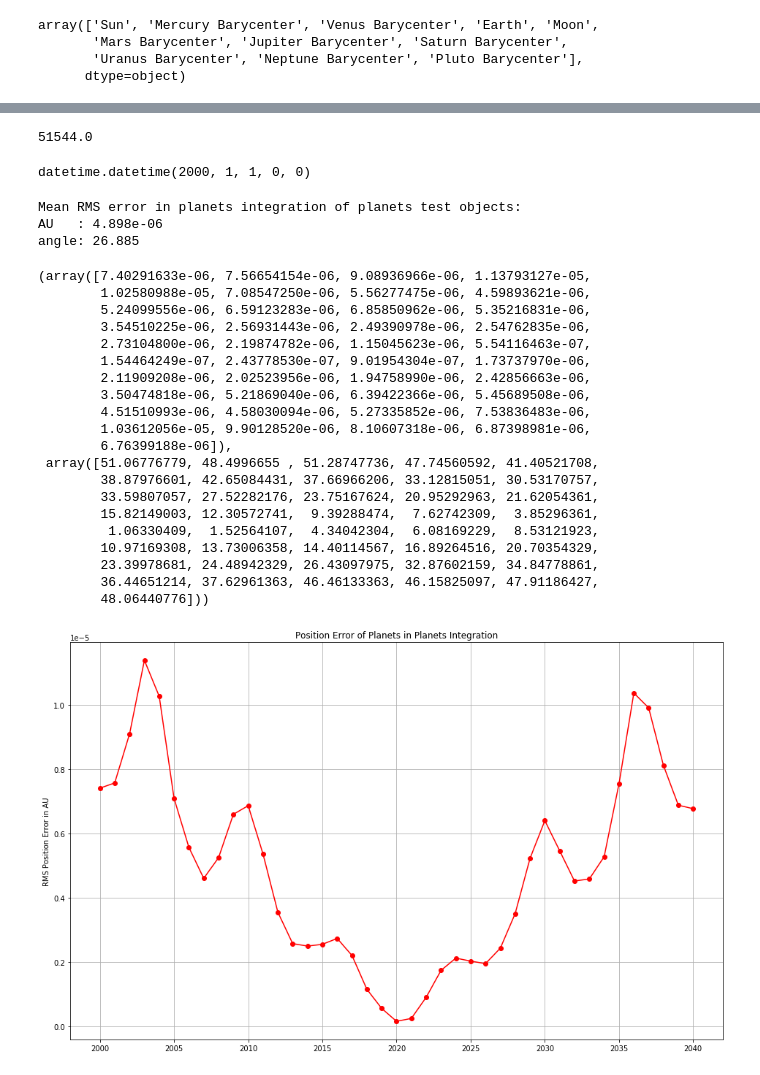
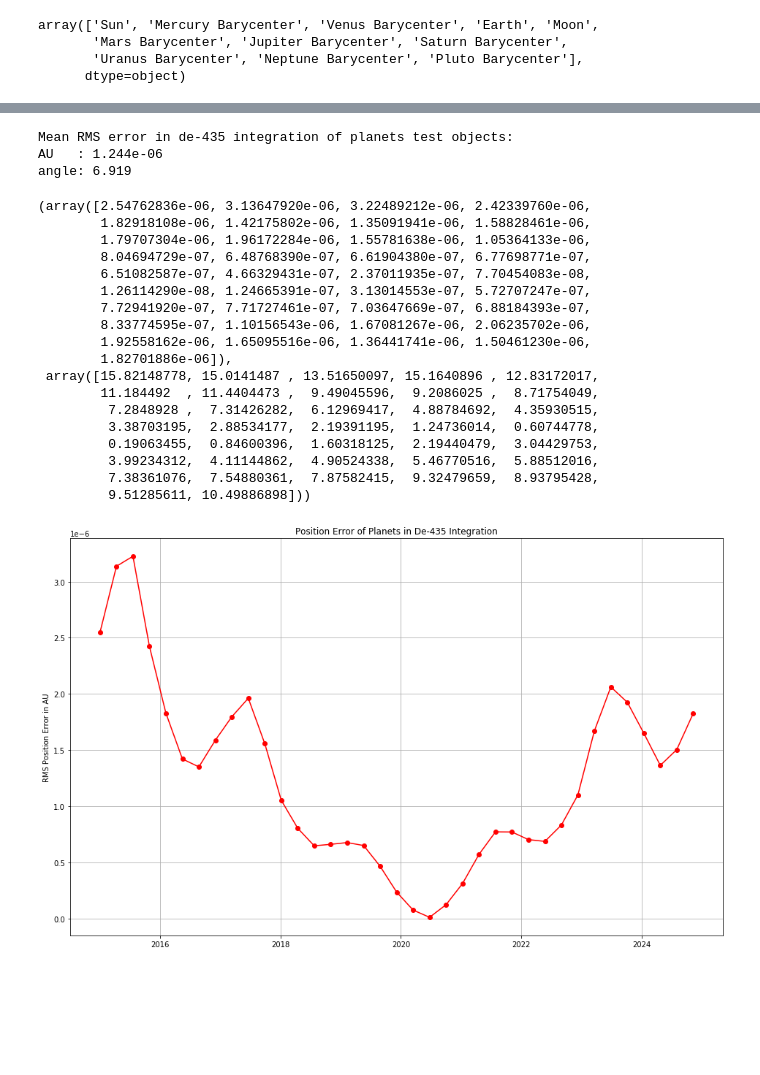
Before and after one commit to memanuel/kepler-sieve, a Jupyter notebook: jupyter/33_rebound.ipynb, the cells around one changed output, grey strips where cells are left out. Saved outputs shown, nothing was run; the diff lists cells and outputs as text; code cells hidden in the pictures; blank space fills up the shorter version.

Commit message:
ready to test DE-435 integration (and its subsets) vs. horizons

```diff
--- a/jupyter/33_rebound.ipynb
+++ b/jupyter/33_rebound.ipynb
@@ -109,14 +124,19 @@ dt1 = datetime.datetime(2040,12,31)
+# %%
+dt0 = datetime.datetime(2015,1,1)
+dt1 = datetime.datetime(2025,1,1)
 # %%
-fname_archive = 'sim_planets_2000-2040_ias15_sf16.bin'
-sim_epoch = sim_planets
+# fname_archive_planets = 'sim_planets_2000-2040_ias15_sf16.bin'
+# fname_archive_de435 = 'sim_de435_2000-2040_ias15_sf16.bin'
+fname_archive_planets = 'sim_planets.bin'
+fname_archive_de435 = 'sim_de435.bin'
 mjd0 = datetime_to_mjd(dt0)
 mjd1 = datetime_to_mjd(dt1)
 time_step = 1.0 / 16
-save_step = 8
+save_step = 16
 save_elements = True
 progbar = True
 # %%
-# make_archive_impl(fname_archive=fname_archive, sim_epoch=sim_planets,
-#                   mjd0=mjd0, mjd1=mjd1, time_step=time_step, save_step=save_step,
-#                   save_elements=save_elements, progbar=progbar)
+sa_planets = make_archive(fname_archive='sim_planets.bin', sim_epoch=sim_planets,
+             mjd0=mjd0, mjd1=mjd1, time_step=time_step, save_step=save_step,
+             save_elements=save_elements, progbar=progbar)
 # %%
@@ -146,8 +172,0 @@ epochs_dt = catalog['epochs_dt']
-# %%
-epochs[0]
-# %% [output]
-51544.0
-# %%
-epochs_dt[0]
-# %% [output]
-datetime.datetime(2000, 1, 1, 0, 0)
@@ -158,35 +173,34 @@ datetime.datetime(2000, 1, 1, 0, 0)
 # %%
 body_collection = 'Planets'
 test_bodies = sim_planets.body_names[1:]
-sim_name = 'planets'
+sa = sa_planets
+sim_name = 'de-435'
 test_name = 'planets'
 verbose = False
 make_plot = True
 # %%
-test_integration(sa=sa, body_collection=body_collection, test_bodies=test_bodies,
+test_integration(sa=sa, mjd0=mjd0, body_collection=body_collection, test_bodies=test_bodies,
                  sim_name=sim_name, test_name=test_name, verbose=verbose, make_plot=make_plot)
 # %% [output]
-Mean RMS error in planets integration of planets test objects:
-AU   : 4.898e-06
-angle: 26.885
+Mean RMS error in de-435 integration of planets test objects:
+AU   : 1.244e-06
+angle: 6.919
-(array([7.40291633e-06, 7.56654154e-06, 9.08936966e-06, 1.13793127e-05,
-        1.02580988e-05, 7.08547250e-06, 5.56277475e-06, 4.59893621e-06,
-        5.24099556e-06, 6.59123283e-06, 6.85850962e-06, 5.35216831e-06,
-        3.54510225e-06, 2.56931443e-06, 2.49390978e-06, 2.54762835e-06,
-        2.73104800e-06, 2.19874782e-06, 1.15045623e-06, 5.54116463e-07,
-        1.54464249e-07, 2.43778530e-07, 9.01954304e-07, 1.73737970e-06,
-        2.11909208e-06, 2.02523956e-06, 1.94758990e-06, 2.42856663e-06,
-        3.50474818e-06, 5.21869040e-06, 6.39422366e-06, 5.45689508e-06,
-        4.51510993e-06, 4.58030094e-06, 5.27335852e-06, 7.53836483e-06,
-        1.03612056e-05, 9.90128520e-06, 8.10607318e-06, 6.87398981e-06,
-        6.76399188e-06]),
- array([51.06776779, 48.4996655 , 51.28747736, 47.74560592, 41.40521708,
-        38.87976601, 42.65084431, 37.66966206, 33.12815051, 30.53170757,
-        33.59807057, 27.52282176, 23.75167624, 20.95292963, 21.62054361,
-        15.82149003, 12.30572741,  9.39288474,  7.62742309,  3.85296361,
-         1.06330409,  1.52564107,  4.34042304,  6.08169229,  8.53121923,
-        10.97169308, 13.73006358, 14.40114567, 16.89264516, 20.70354329,
-        23.39978681, 24.48942329, 26.43097975, 32.87602159, 34.84778861,
-        36.44651214, 37.62961363, 46.46133363, 46.15825097, 47.91186427,
-        48.06440776]))
+(array([2.54762836e-06, 3.13647920e-06, 3.22489212e-06, 2.42339760e-06,
+        1.82918108e-06, 1.42175802e-06, 1.35091941e-06, 1.58828461e-06,
+        1.79707304e-06, 1.96172284e-06, 1.55781638e-06, 1.05364133e-06,
+        8.04694729e-07, 6.48768390e-07, 6.61904380e-07, 6.77698771e-07,
+        6.51082587e-07, 4.66329431e-07, 2.37011935e-07, 7.70454083e-08,
+        1.26114290e-08, 1.24665391e-07, 3.13014553e-07, 5.72707247e-07,
+        7.72941920e-07, 7.71727461e-07, 7.03647669e-07, 6.88184393e-07,
+        8.33774595e-07, 1.10156543e-06, 1.67081267e-06, 2.06235702e-06,
+        1.92558162e-06, 1.65095516e-06, 1.36441741e-06, 1.50461230e-06,
+        1.82701886e-06]),
+ array([15.82148778, 15.0141487 , 13.51650097, 15.1640896 , 12.83172017,
+        11.184492  , 11.4404473 ,  9.49045596,  9.2086025 ,  8.71754049,
+         7.2848928 ,  7.31426282,  6.12969417,  4.88784692,  4.35930515,
+         3.38703195,  2.88534177,  2.19391195,  1.24736014,  0.60744778,
+         0.19063455,  0.84600396,  1.60318125,  2.19440479,  3.04429753,
+         3.99234312,  4.11144862,  4.90524338,  5.46770516,  5.88512016,
+         7.38361076,  7.54880361,  7.87582415,  9.32479659,  8.93795428,
+         9.51285611, 10.49886898]))
-[figure, old version]
+[figure, new version]
```
Also changed, not shown: parts of 20 cells of this notebook, 6 other files.
